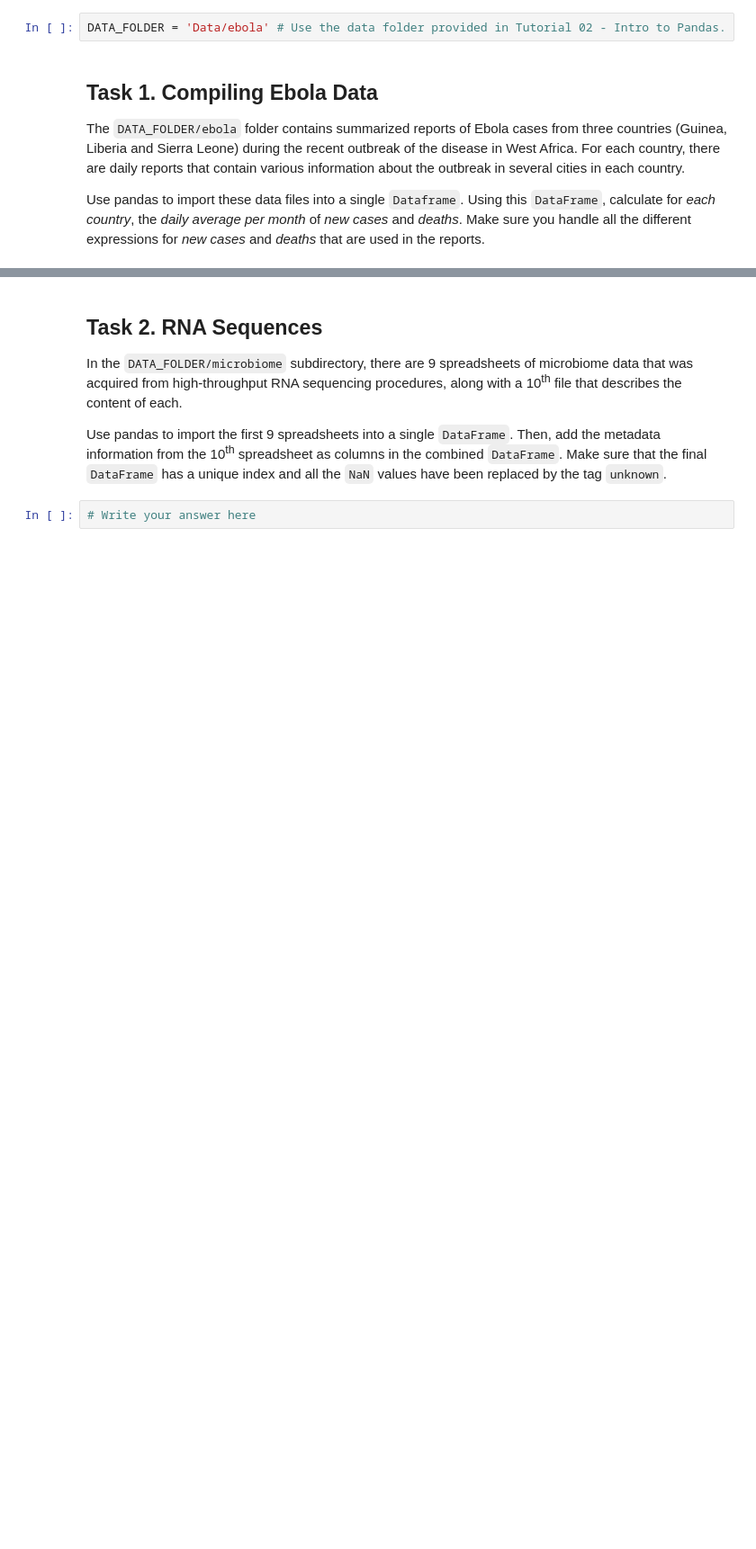
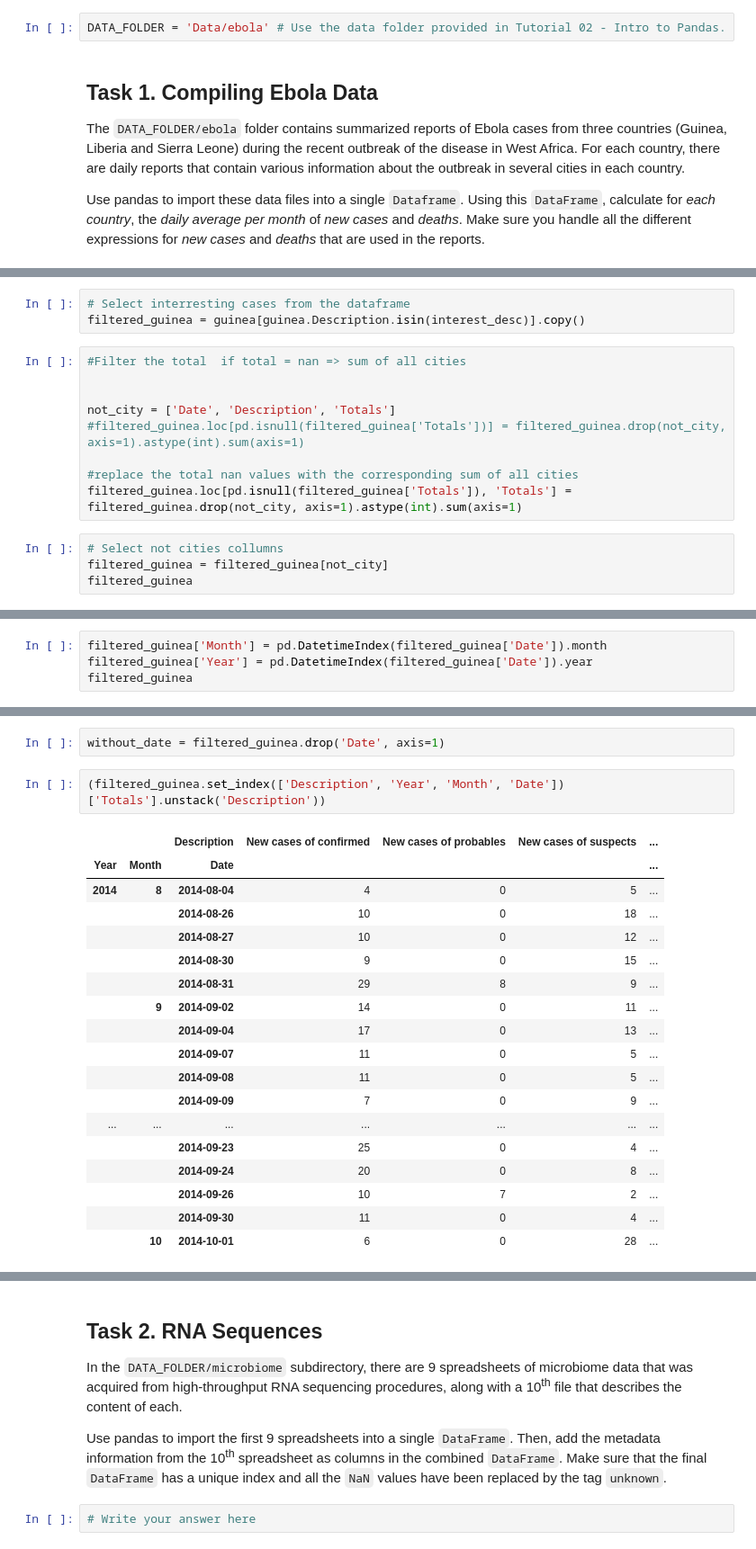
Before and after one commit to khalidomari/ADA2017, a Jupyter notebook: 01 - Pandas and Data Wrangling/Homework 1_Khalid.ipynb, the cells around one changed output, grey strips where cells are left out. Shown: that part at 90% size. Drawn from its saved outputs; the diff is of its cells as text; blank space fills up the shorter version.

```diff
--- a/01 - Pandas and Data Wrangling/Homework 1_Khalid.ipynb
+++ b/01 - Pandas and Data Wrangling/Homework 1_Khalid.ipynb
@@ -17,0 +86,16 @@ Make sure you handle all the different expressions for *new cases* and *deaths*
+# %%
+# Select interresting cases from the dataframe
+filtered_guinea = guinea[guinea.Description.isin(interest_desc)].copy()
+# %%
+#Filter the total  if total = nan => sum of all cities
+
+
+not_city = ['Date', 'Description', 'Totals']
+#filtered_guinea.loc[pd.isnull(filtered_guinea['Totals'])] = filtered_guinea.drop(not_city, axis=1).astype(int).sum(axis=1)
+
+#replace the total nan values with the corresponding sum of all cities
+filtered_guinea.loc[pd.isnull(filtered_guinea['Totals']), 'Totals'] = filtered_guinea.drop(not_city, axis=1).astype(int).sum(axis=1)
+# %%
+# Select not cities collumns
+filtered_guinea = filtered_guinea[not_city]
+filtered_guinea
@@ -17,0 +121,4 @@ Make sure you handle all the different expressions for *new cases* and *deaths*
+# %%
+filtered_guinea['Month'] = pd.DatetimeIndex(filtered_guinea['Date']).month
+filtered_guinea['Year'] = pd.DatetimeIndex(filtered_guinea['Date']).year
+filtered_guinea
@@ -17,0 +144,23 @@ Make sure you handle all the different expressions for *new cases* and *deaths*
+# %%
+without_date = filtered_guinea.drop('Date', axis=1)
+# %%
+(filtered_guinea.set_index(['Description', 'Year', 'Month', 'Date'])['Totals'].unstack('Description'))
+# %% [output]
+|  |  | Description | New cases of confirmed | New cases of probables | New cases of suspects | ... |
+| Year | Month | Date |  |  |  | ... |
+| 2014 | 8 | 2014-08-04 | 4 | 0 | 5 | ... |
+|  |  | 2014-08-26 | 10 | 0 | 18 | ... |
+|  |  | 2014-08-27 | 10 | 0 | 12 | ... |
+|  |  | 2014-08-30 | 9 | 0 | 15 | ... |
+|  |  | 2014-08-31 | 29 | 8 | 9 | ... |
+|  | 9 | 2014-09-02 | 14 | 0 | 11 | ... |
+|  |  | 2014-09-04 | 17 | 0 | 13 | ... |
+|  |  | 2014-09-07 | 11 | 0 | 5 | ... |
+|  |  | 2014-09-08 | 11 | 0 | 5 | ... |
+|  |  | 2014-09-09 | 7 | 0 | 9 | ... |
+| ... | ... | ... | ... | ... | ... | ... |
+|  |  | 2014-09-23 | 25 | 0 | 4 | ... |
+|  |  | 2014-09-24 | 20 | 0 | 8 | ... |
+|  |  | 2014-09-26 | 10 | 7 | 2 | ... |
+|  |  | 2014-09-30 | 11 | 0 | 4 | ... |
+|  | 10 | 2014-10-01 | 6 | 0 | 28 | ... |
```
Also changed, not shown: parts of 15 cells of this notebook.
